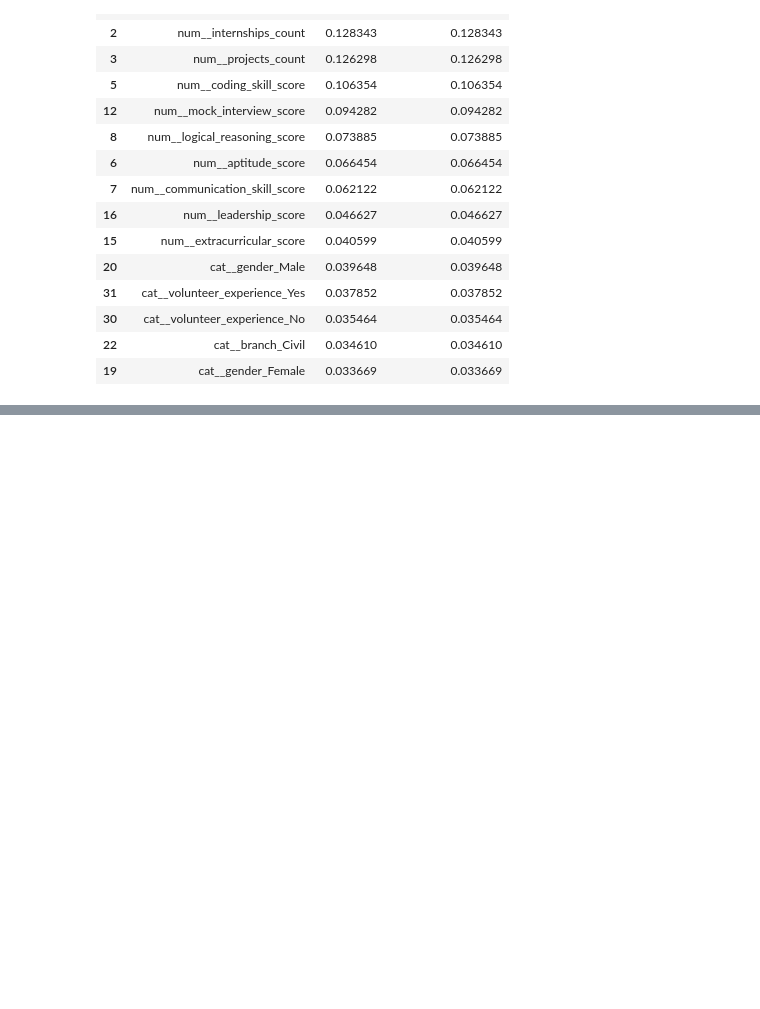
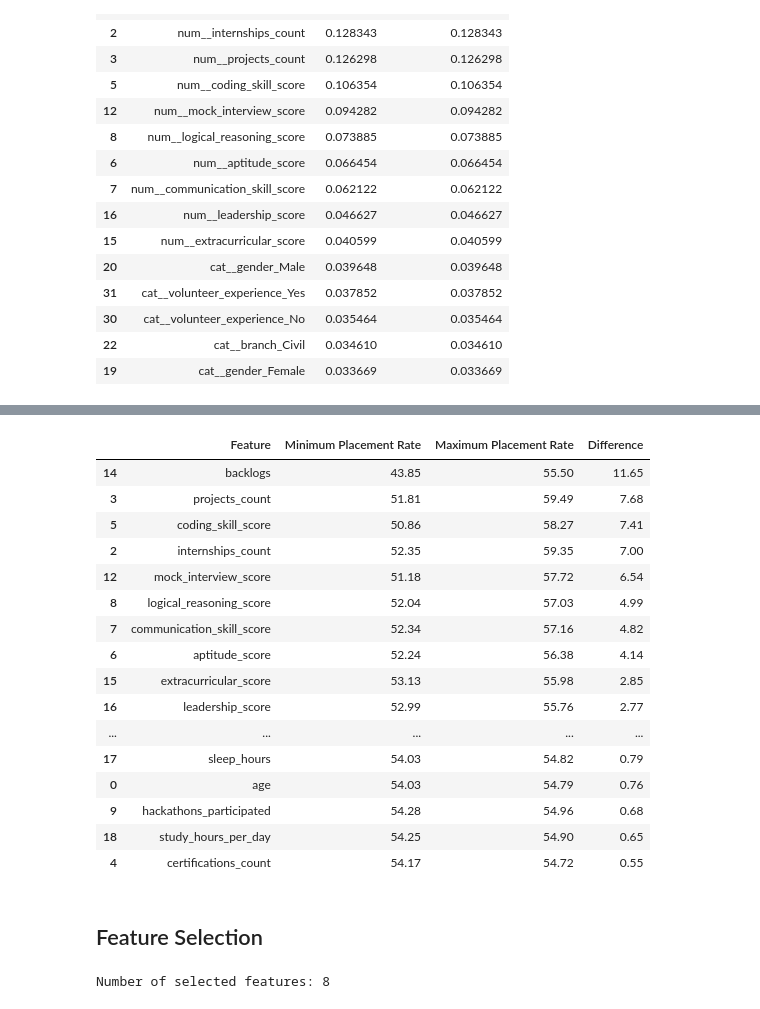
Before and after one commit to Sankethmundas/student_placement_prediction, a Jupyter notebook: notebooks/02_preprocessing_and_modeling.ipynb, the cells around one changed output, grey strips where cells are left out. Drawn from its saved outputs; the diff is of its cells as text; code cells hidden in the pictures; blank space fills up the shorter version.

Commit message:
Complete feature selection and model evaluation

```diff
--- a/notebooks/02_preprocessing_and_modeling.ipynb
+++ b/notebooks/02_preprocessing_and_modeling.ipynb
@@ -603,0 +1833,27 @@ feature_importance.head(15)
+# %%
+numerical_placement_analysis = {}
+
+for col in numerical_features:
+    try:
+        bins = pd.qcut(
+            df[col],
+            q=5,
+            duplicates="drop"
+        )
+
+        rates = (
+            df.groupby(
+                bins,
+                observed=True
+            )["placement_status"]
+            .apply(lambda x: (x == "Placed").mean() * 100)
+        )
+
+        numerical_placement_analysis[col] = rates.round(2)
+
+    except Exception as e:
+        print(f"Could not analyze {col}: {e}")
+# %%
+for feature, rates in numerical_placement_analysis.items():
+    print(f"\n--- {feature} ---")
+    print(rates)
@@ -603,0 +1878,52 @@ feature_importance.head(15)
+# %%
+feature_signal = []
+
+for feature, rates in numerical_placement_analysis.items():
+    feature_signal.append({
+        "Feature": feature,
+        "Minimum Placement Rate": rates.min(),
+        "Maximum Placement Rate": rates.max(),
+        "Difference": rates.max() - rates.min()
+    })
+
+feature_signal = pd.DataFrame(feature_signal)
+
+feature_signal.sort_values(
+    "Difference",
+    ascending=False
+).round(2)
+# %% [output]
+|  | Feature | Minimum Placement Rate | Maximum Placement Rate | Difference |
+| 14 | backlogs | 43.85 | 55.50 | 11.65 |
+| 3 | projects_count | 51.81 | 59.49 | 7.68 |
+| 5 | coding_skill_score | 50.86 | 58.27 | 7.41 |
+| 2 | internships_count | 52.35 | 59.35 | 7.00 |
+| 12 | mock_interview_score | 51.18 | 57.72 | 6.54 |
+| 8 | logical_reasoning_score | 52.04 | 57.03 | 4.99 |
+| 7 | communication_skill_score | 52.34 | 57.16 | 4.82 |
+| 6 | aptitude_score | 52.24 | 56.38 | 4.14 |
+| 15 | extracurricular_score | 53.13 | 55.98 | 2.85 |
+| 16 | leadership_score | 52.99 | 55.76 | 2.77 |
+| ... | ... | ... | ... | ... |
+| 17 | sleep_hours | 54.03 | 54.82 | 0.79 |
+| 0 | age | 54.03 | 54.79 | 0.76 |
+| 9 | hackathons_participated | 54.28 | 54.96 | 0.68 |
+| 18 | study_hours_per_day | 54.25 | 54.90 | 0.65 |
+| 4 | certifications_count | 54.17 | 54.72 | 0.55 |
+# %% [markdown]
+## Feature Selection
+# %%
+strong_features = [
+    "backlogs",
+    "projects_count",
+    "coding_skill_score",
+    "internships_count",
+    "mock_interview_score",
+    "logical_reasoning_score",
+    "communication_skill_score",
+    "aptitude_score"
+]
+
+print("Number of selected features:", len(strong_features))
+# %% [output]
+Number of selected features: 8
```
Also changed, not shown: parts of 82 cells of this notebook.
